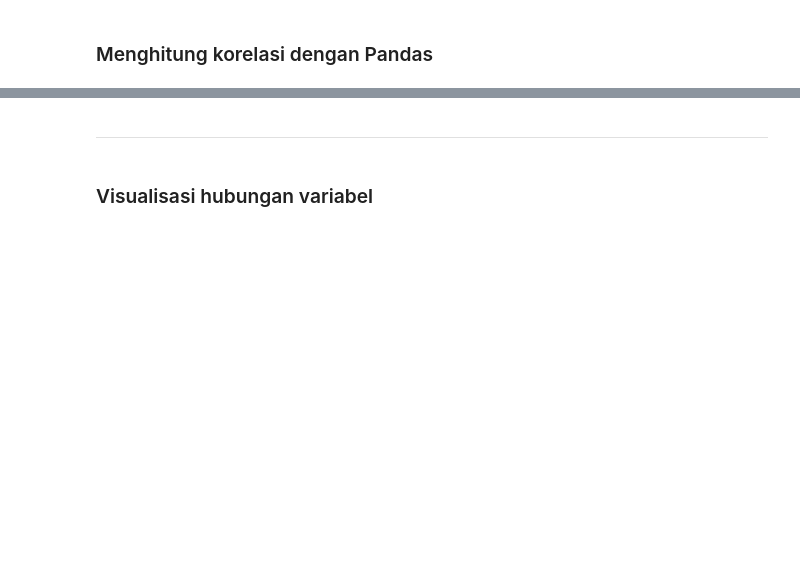
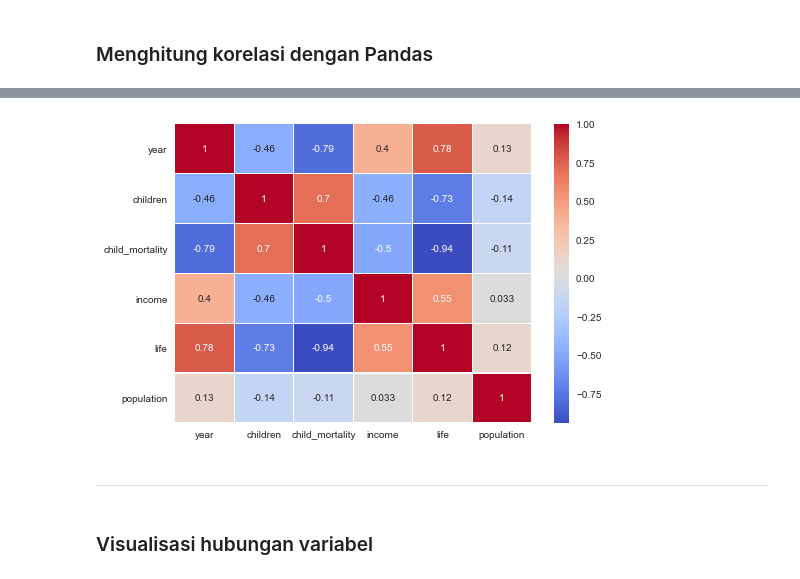
Before and after one commit to mdsatria/dataviz_course, a Jupyter notebook: notebook/5. Visualisasi Hubungan Antar Variabel.ipynb, the cells around one changed output, grey strips where cells are left out. Saved outputs shown, nothing was run; the diff lists cells and outputs as text; code cells hidden in the pictures; blank space fills up the shorter version.

```diff
--- a/notebook/5. Visualisasi Hubungan Antar Variabel.ipynb
+++ b/notebook/5. Visualisasi Hubungan Antar Variabel.ipynb
@@ -145,5 +304,7 @@ Dari data di atas, kita mengetahui bahwa Andorra, Dominica, Liechtenstein, Marsh
 Pada penanganan missing value untuk dataset ini, kita akan berusaha mengisi nilai missing value dengan nilai sebelumnya. Misalnya saja nilai *life* di Indonesia pada tahun 1950 tidak ada (missing value). Namun, pada tahun sebelumnya (1949) Indonesia memiliki nilai *life*. Kita akan mengisi nilai missing value dengan nilai tahun sebelumnya pada negara yang sama.
 
 Untuk itu, terlebih dahulu kita harus memastikan data kita tersortir dari *country* kemudian *year*.
+# %%
+df.sort_values(['country', 'year'], ascending=[1, 1], inplace=True)
 # %% [markdown]
 Setelah data tersortir, kita mengisi missing value dengan nilai sebelumnya menggunakan method 'ffill' di Pandas *fillna()*
@@ -149,0 +327,2 @@ Setelah data tersortir, kita mengisi missing value dengan nilai sebelumnya mengg
+# %%
+df.fillna(method='ffill', inplace=True)
@@ -150,2 +341,4 @@ Setelah data tersortir, kita mengisi missing value dengan nilai sebelumnya mengg
 # %% [markdown]
 Kemudian untuk memudahkan akses data, kita akan menset *year* sebagai index dari data tanpa menghapus kolom *year*.
+# %%
+df = df.set_index('year', drop=False)
@@ -152,2 +362,4 @@ Kemudian untuk memudahkan akses data, kita akan menset *year* sebagai index dari
 # %% [markdown]
 Setelah menset index, hal yang tidak kalah penting kita lakukan adalah mensorting dataset berdasarkan index.
+# %%
+df.sort_index(inplace=True)
@@ -162,3 +452,8 @@ Memilih tahun yang berbeda
+# %%
+sns.heatmap(df.corr(), annot=True, cmap='coolwarm', linewidths=0.2)
+plt.show()
+# %% [output]
+[figure, added]
 # %% [markdown]
 --------------------
 # %% [markdown]
```
Also changed, not shown: parts of 40 cells of this notebook.
